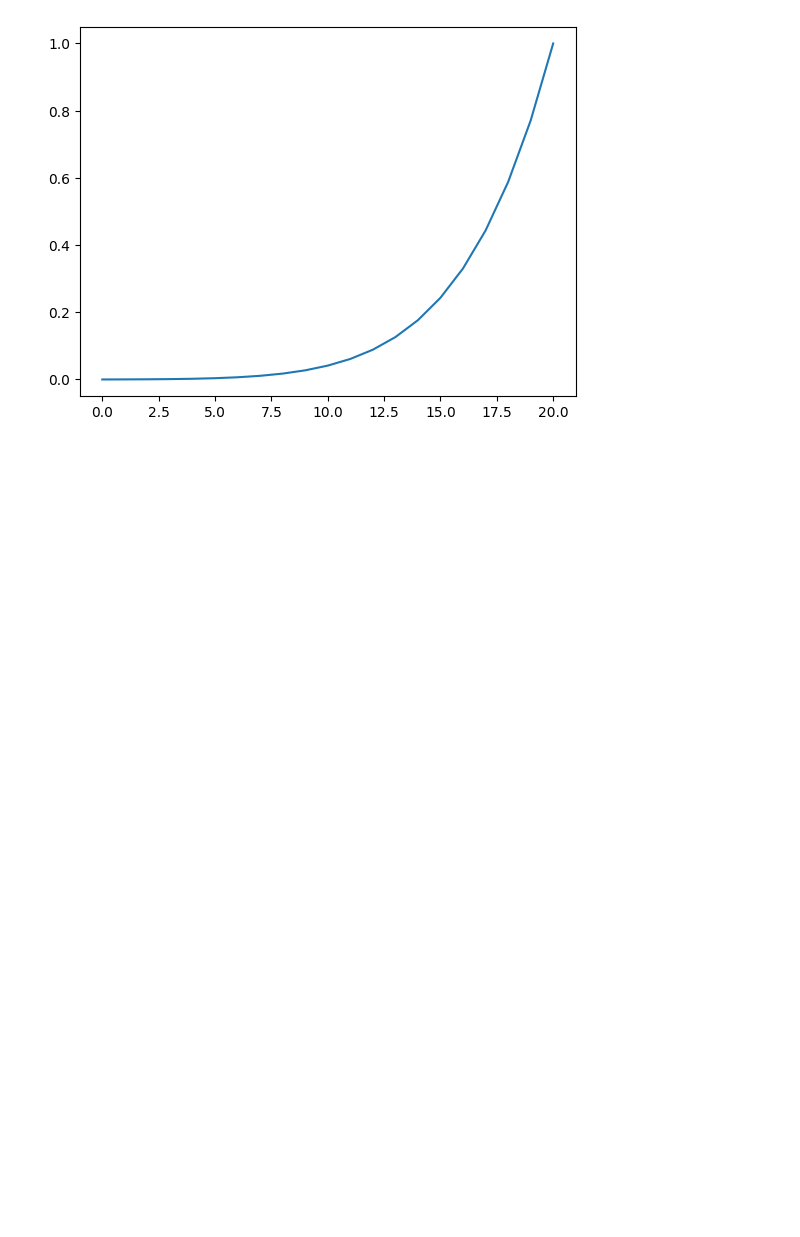
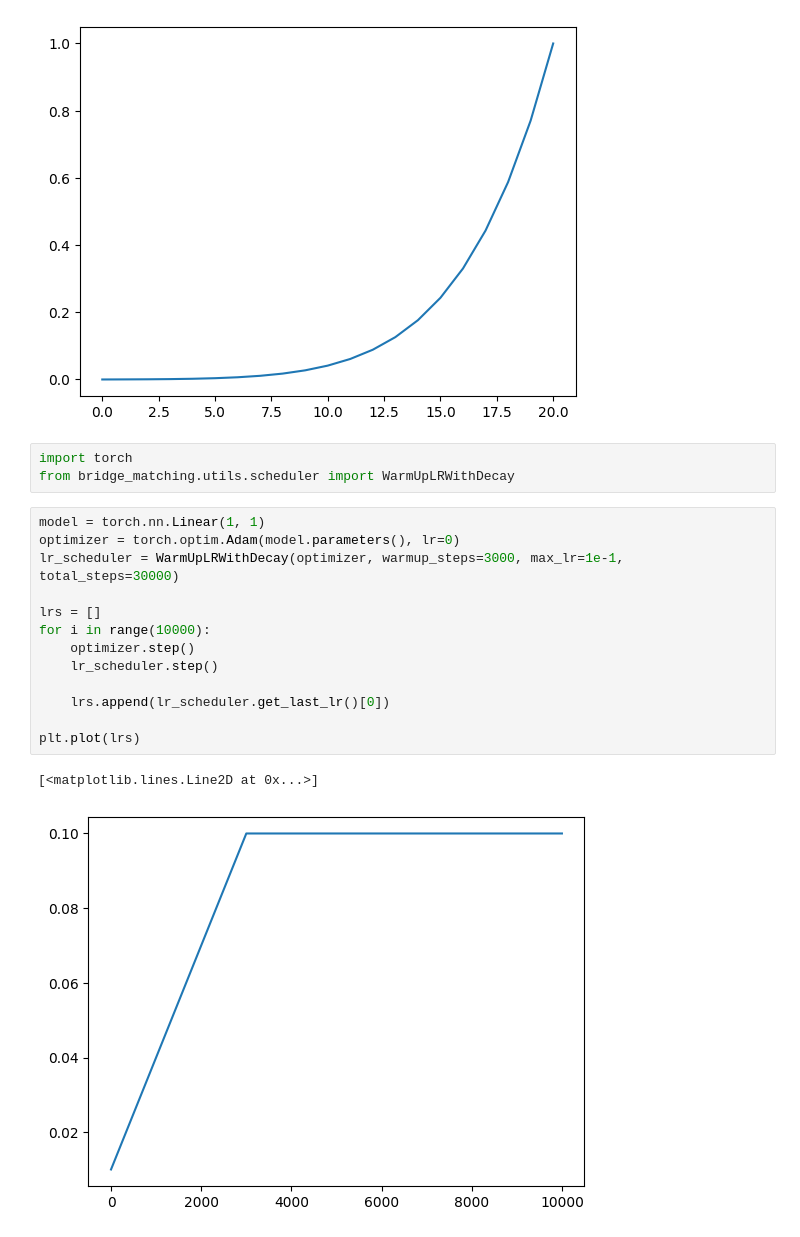
Before and after one commit to kkorolev1/bridge_matching, a Jupyter notebook: experiment.ipynb, the cells around one changed output. Drawn from its saved outputs; the diff is of its cells as text; blank space fills up the shorter version.

```diff
--- a/experiment.ipynb
+++ b/experiment.ipynb
@@ -256,3 +256,22 @@ plt.plot(timesteps.cpu())
 # %% [output]
 [<matplotlib.lines.Line2D at 0x...>]
 [figure]
+# %%
+import torch
+from bridge_matching.utils.scheduler import WarmUpLRWithDecay
+# %%
+model = torch.nn.Linear(1, 1)
+optimizer = torch.optim.Adam(model.parameters(), lr=0)
+lr_scheduler = WarmUpLRWithDecay(optimizer, warmup_steps=3000, max_lr=1e-1, total_steps=30000)
+
+lrs = []
+for i in range(10000):
+    optimizer.step()
+    lr_scheduler.step()
+
+    lrs.append(lr_scheduler.get_last_lr()[0])
+
+plt.plot(lrs)
+# %% [output]
+[<matplotlib.lines.Line2D at 0x...>]
+[figure, added]
```
Also changed, not shown: parts of 2 cells of this notebook.
